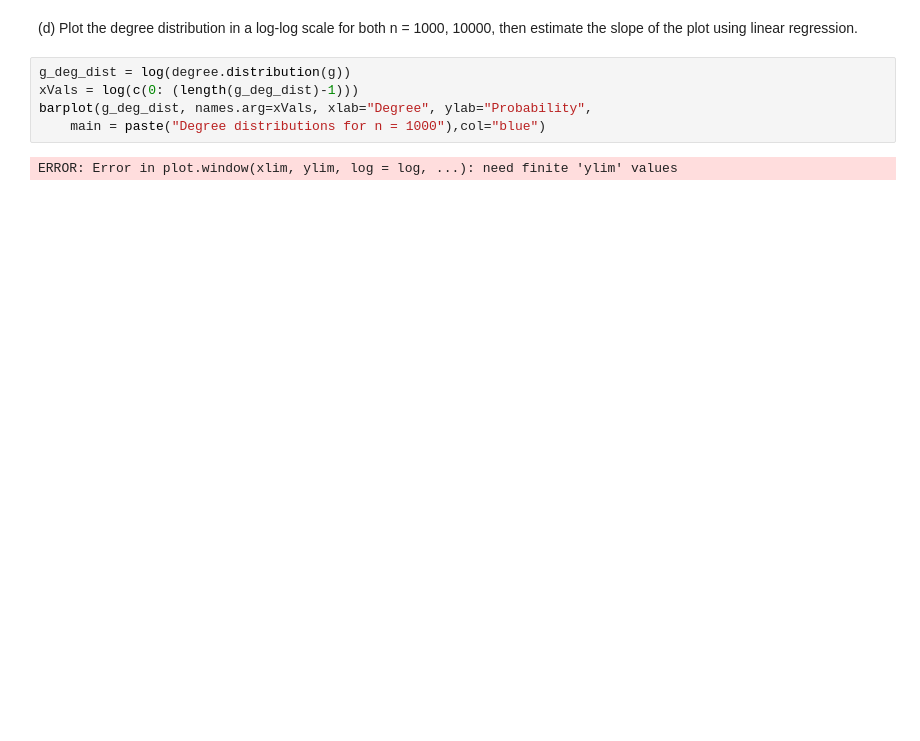
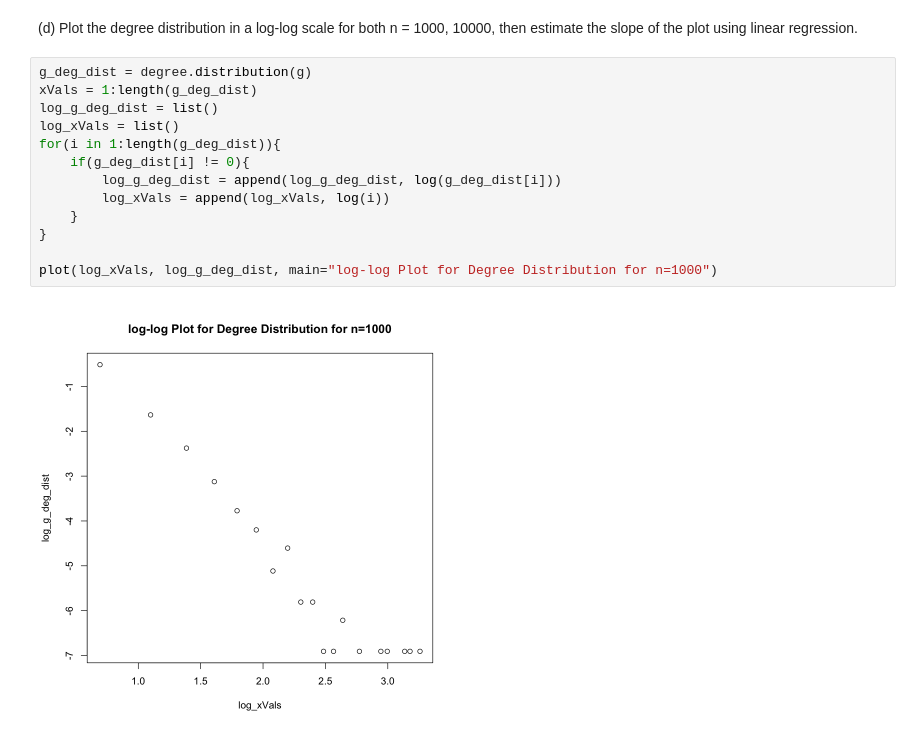
Before and after one commit to morgworth/ece232_team, a Jupyter notebook: Project 1/Morgan Project1.ipynb, the cells around one changed output. Cells and saved outputs as stored; diff of their text form; blank space fills up the shorter version.

```diff
--- a/Project 1/Morgan Project1.ipynb
+++ b/Project 1/Morgan Project1.ipynb
@@ -305,11 +305,18 @@ Modularity is slightly higher here than for the graph in (b).
 # %% [markdown]
 (d) Plot the degree distribution in a log-log scale for both n = 1000, 10000, then estimate
 the slope of the plot using linear regression.
-# %%
-g_deg_dist = log(degree.distribution(g))
-xVals = log(c(0: (length(g_deg_dist)-1)))
-barplot(g_deg_dist, names.arg=xVals, xlab="Degree", ylab="Probability",
-    main = paste("Degree distributions for n = 1000"),col="blue")
-# %% [output]
-ERROR: Error in plot.window(xlim, ylim, log = log, ...): need finite 'ylim' values
-[figure, removed]
+# %%
+g_deg_dist = degree.distribution(g)
+xVals = 1:length(g_deg_dist)
+log_g_deg_dist = list()
+log_xVals = list()
+for(i in 1:length(g_deg_dist)){
+    if(g_deg_dist[i] != 0){
+        log_g_deg_dist = append(log_g_deg_dist, log(g_deg_dist[i]))
+        log_xVals = append(log_xVals, log(i))
+    }
+}
+
+plot(log_xVals, log_g_deg_dist, main="log-log Plot for Degree Distribution for n=1000")
+# %% [output]
+[figure, added]
```
Also changed, not shown: parts of 19 cells of this notebook.
